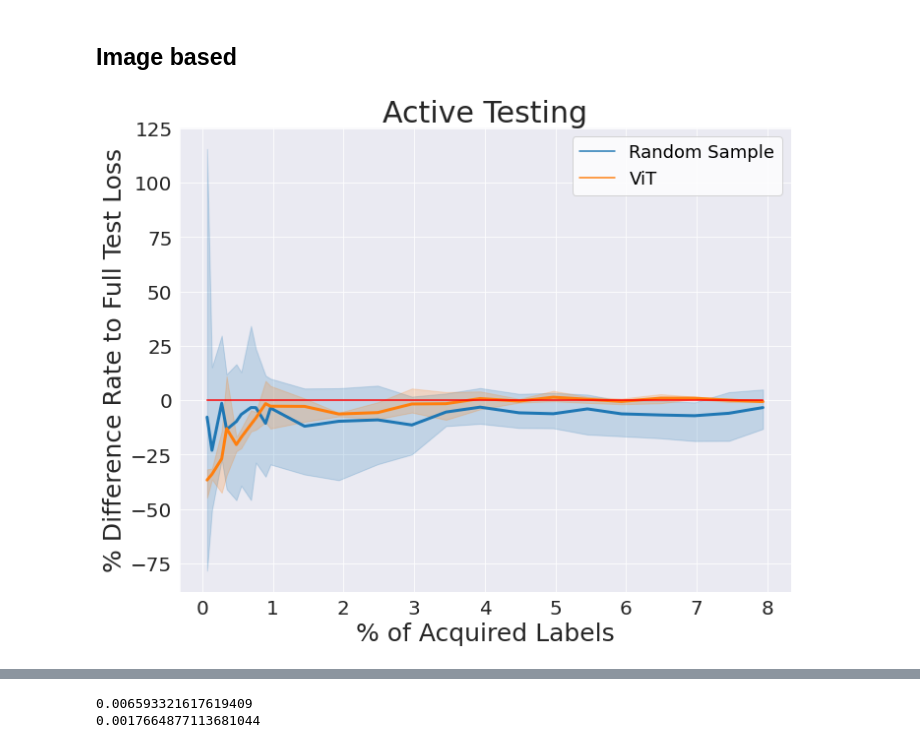
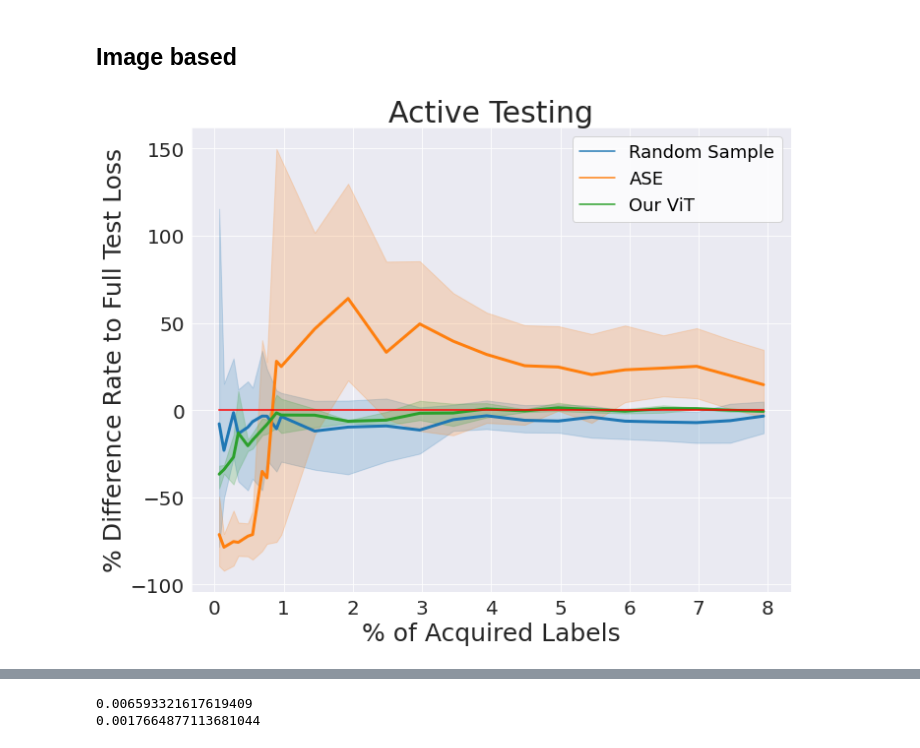
Before and after one commit to susanbao/pytorch-segmentation, a Jupyter notebook: active_testing_figure.ipynb, the cells around one changed output, grey strips where cells are left out. Drawn from its saved outputs; the diff is of its cells as text; code cells hidden in the pictures.

```diff
--- a/active_testing_figure.ipynb
+++ b/active_testing_figure.ipynb
@@ -11,7 +11,6 @@ import copy
 method_dict = {"MC": "Random Sample","random sample": "Random Sample", "surr ensemble": "ASE Class Score 0", "ASE": "ASE Class Score 0", "ASE_regression": "ASE Regression Score 0",
                "ASE_all": "ASE All Score 0", "ASE_class_score_1": "ASE Class Score -1", "ASE_reg_score_1": "ASE Regression Score -1", "ASE_all_score_1": "ASE All Score -1", "MPL": "MPL"}
 metric_dict = {'loss': 'Loss', 'mAP': 'mAP', "mAR_1000": "mAR"}
-sample_size_threshold = 1449
 def add_entries(file):
     #columns=['active_test_type','sample_size','loss','mAP',"AP_50", "AP_75", "mAP_samll", "mAP_medium", "mAP_large", "mAR_1", "mAR_10", "mAR_1000", "mAR_small", "mAR_medium", "mAR_large"]
     with open(file, 'r') as openfile:
@@ -21,8 +20,8 @@ def add_entries(file):
         if 'test_stats' in value.keys():
             del value['test_stats']
         value['active_test_type'] = method_dict[value['active_test_type']]
-        if value['sample_size'] > sample_size_threshold:
-            continue
+        # if value['sample_size'] < 180:
+        #     continue
         temp_df = pd.DataFrame(value, index=[key])
         if df is None:
             df = temp_df
@@ -144,16 +143,17 @@ def read_baseline_data(data_path):
 ## Image based
 # %%
 sample_size_threshold = 1449
-method_dict = {"random sample": "Random Sample", "ViT": "ViT", "temp":"temp", "MLP": "MLP", "ordinal": "ordinal", "ViT-region": "ViT-region"}
+method_dict = {"random sample": "Random Sample", "ViT": "Our ViT", "temp":"temp",
+               "MLP": "MLP", "ordinal": "ordinal", "ViT-region": "ViT-region", "ASE": "ASE"}
 result_json_path = "./results/image_based_active_testing/"
 true_loss_estimation_path = result_json_path + "None.json"
 test_whole_data = read_baseline_data(true_loss_estimation_path)
 results = add_entries(result_json_path + "random_sample_3_runs.json")
 # results =  results.append(add_entries(result_json_path + "ViT_output_train_losses_design_entrop_runs.json"),ignore_index=True)
 # results =  results.append(add_entries(result_json_path + "mlp_output_train_runs.json"),ignore_index=True)
 # results =  results.append(add_entries(result_json_path + "ordinal_with_true_loss_runs.json"),ignore_index=True)
+results =  results.append(add_entries(result_json_path + "ase_runs.json"),ignore_index=True)
 results =  results.append(add_entries(result_json_path + "ViT_output_train_ordinal_runs.json"),ignore_index=True)
-# results =  results.append(add_entries(result_json_path + "ViT_output_train_ordinal_region_runs.json"),ignore_index=True)
 plot_all_diff_precentage_figure(results, test_whole_data, sample_size_threshold, "loss", x_label_name = "% of Acquired Labels")
 # %% [output]
-[figure, old version]
+[figure, new version]
```
Also changed, not shown: parts of 11 cells of this notebook, 9 other files.
